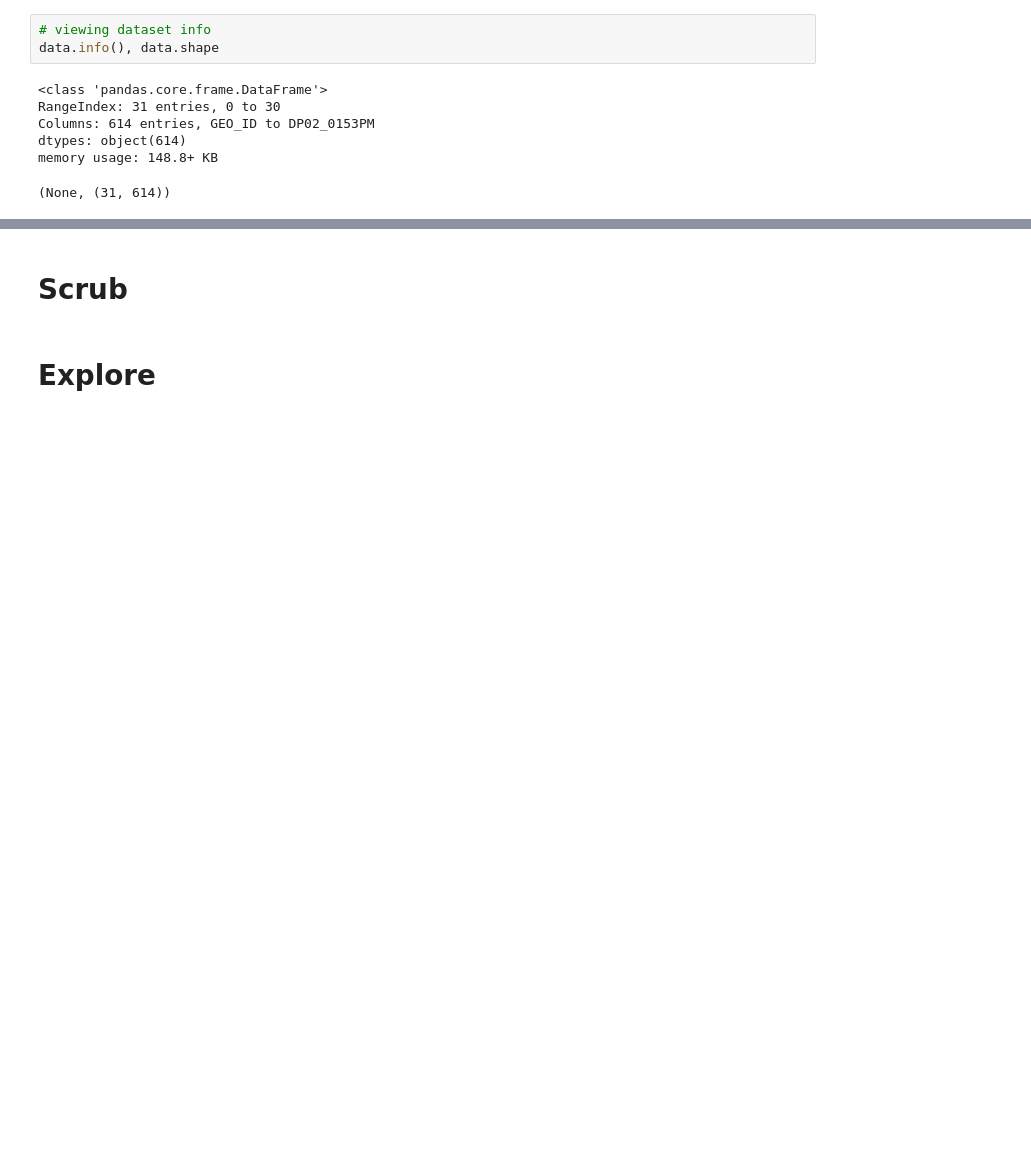
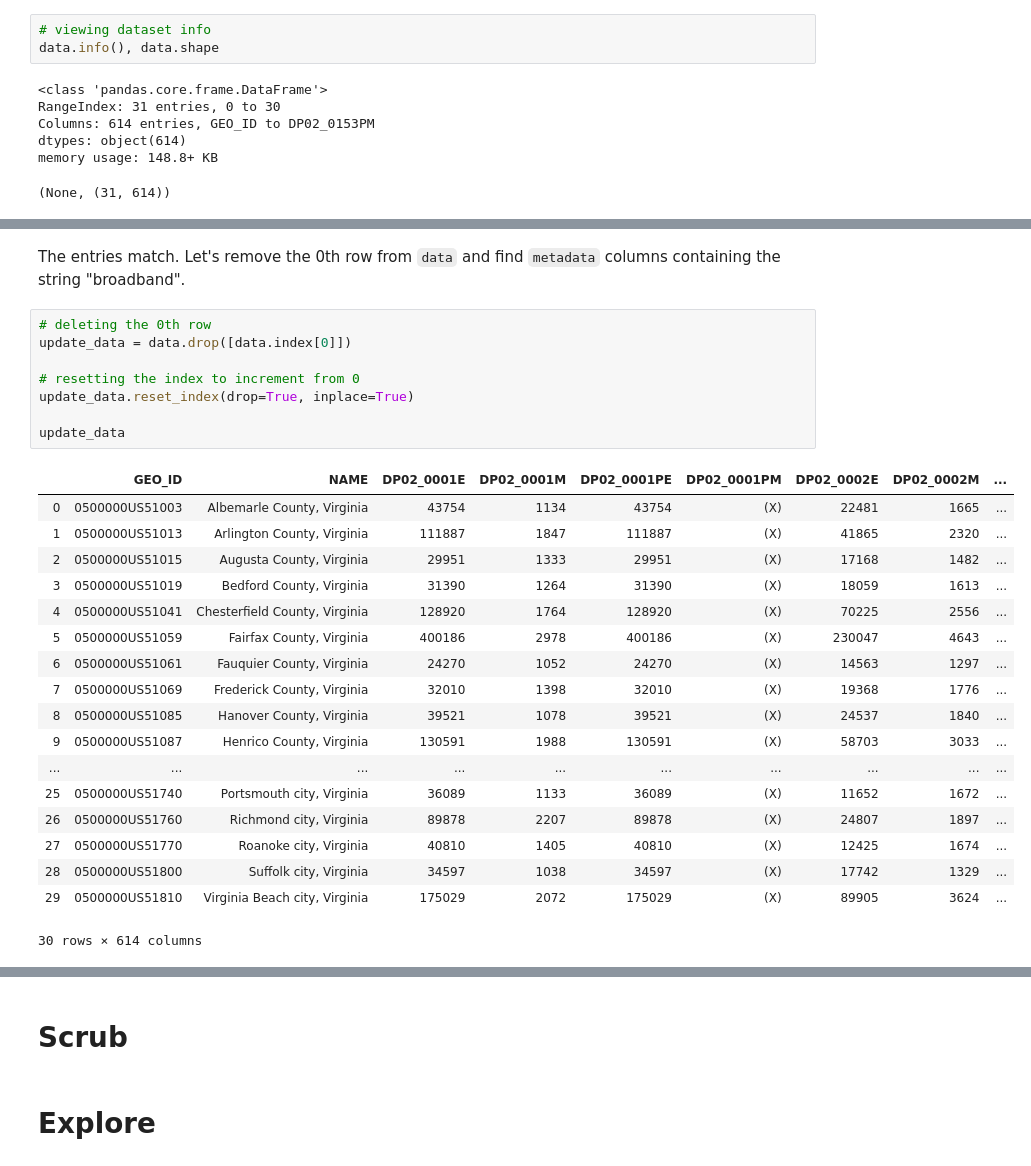
Before and after one commit to jammy-bot/acs-api, a Jupyter notebook: notebooks/1-web-data.ipynb, the cells around one changed output, grey strips where cells are left out. Saved outputs shown, nothing was run; the diff lists cells and outputs as text; blank space fills up the shorter version.

Commit message:
setup, obtain, and data dict

```diff
--- a/notebooks/1-web-data.ipynb
+++ b/notebooks/1-web-data.ipynb
@@ -59,0 +102,29 @@ memory usage: 148.8+ KB
+# %% [markdown]
+The entries match. Let's remove the 0th row from `data` and find `metadata` columns containing the string "broadband".
+# %%
+# deleting the 0th row
+update_data = data.drop([data.index[0]])
+
+# resetting the index to increment from 0
+update_data.reset_index(drop=True, inplace=True)
+
+update_data
+# %% [output]
+|  | GEO_ID | NAME | DP02_0001E | DP02_0001M | DP02_0001PE | DP02_0001PM | DP02_0002E | DP02_0002M | ... |
+| 0 | 0500000US51003 | Albemarle County, Virginia | 43754 | 1134 | 43754 | (X) | 22481 | 1665 | ... |
+| 1 | 0500000US51013 | Arlington County, Virginia | 111887 | 1847 | 111887 | (X) | 41865 | 2320 | ... |
+| 2 | 0500000US51015 | Augusta County, Virginia | 29951 | 1333 | 29951 | (X) | 17168 | 1482 | ... |
+| 3 | 0500000US51019 | Bedford County, Virginia | 31390 | 1264 | 31390 | (X) | 18059 | 1613 | ... |
+| 4 | 0500000US51041 | Chesterfield County, Virginia | 128920 | 1764 | 128920 | (X) | 70225 | 2556 | ... |
+| 5 | 0500000US51059 | Fairfax County, Virginia | 400186 | 2978 | 400186 | (X) | 230047 | 4643 | ... |
+| 6 | 0500000US51061 | Fauquier County, Virginia | 24270 | 1052 | 24270 | (X) | 14563 | 1297 | ... |
+| 7 | 0500000US51069 | Frederick County, Virginia | 32010 | 1398 | 32010 | (X) | 19368 | 1776 | ... |
+| 8 | 0500000US51085 | Hanover County, Virginia | 39521 | 1078 | 39521 | (X) | 24537 | 1840 | ... |
+| 9 | 0500000US51087 | Henrico County, Virginia | 130591 | 1988 | 130591 | (X) | 58703 | 3033 | ... |
+| ... | ... | ... | ... | ... | ... | ... | ... | ... | ... |
+| 25 | 0500000US51740 | Portsmouth city, Virginia | 36089 | 1133 | 36089 | (X) | 11652 | 1672 | ... |
+| 26 | 0500000US51760 | Richmond city, Virginia | 89878 | 2207 | 89878 | (X) | 24807 | 1897 | ... |
+| 27 | 0500000US51770 | Roanoke city, Virginia | 40810 | 1405 | 40810 | (X) | 12425 | 1674 | ... |
+| 28 | 0500000US51800 | Suffolk city, Virginia | 34597 | 1038 | 34597 | (X) | 17742 | 1329 | ... |
+| 29 | 0500000US51810 | Virginia Beach city, Virginia | 175029 | 2072 | 175029 | (X) | 89905 | 3624 | ... |
+30 rows × 614 columns
```
Also changed, not shown: parts of 16 cells of this notebook.
